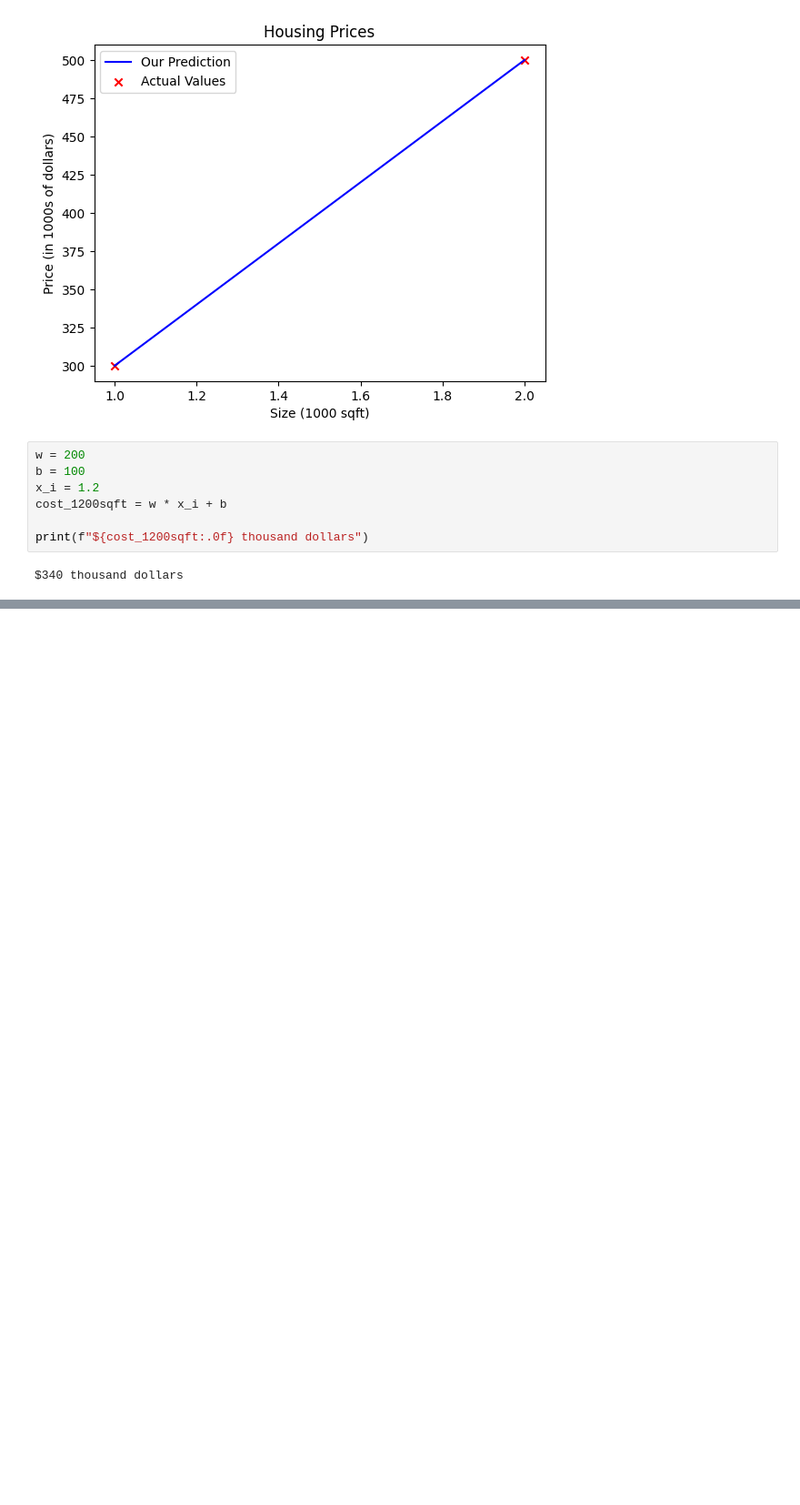
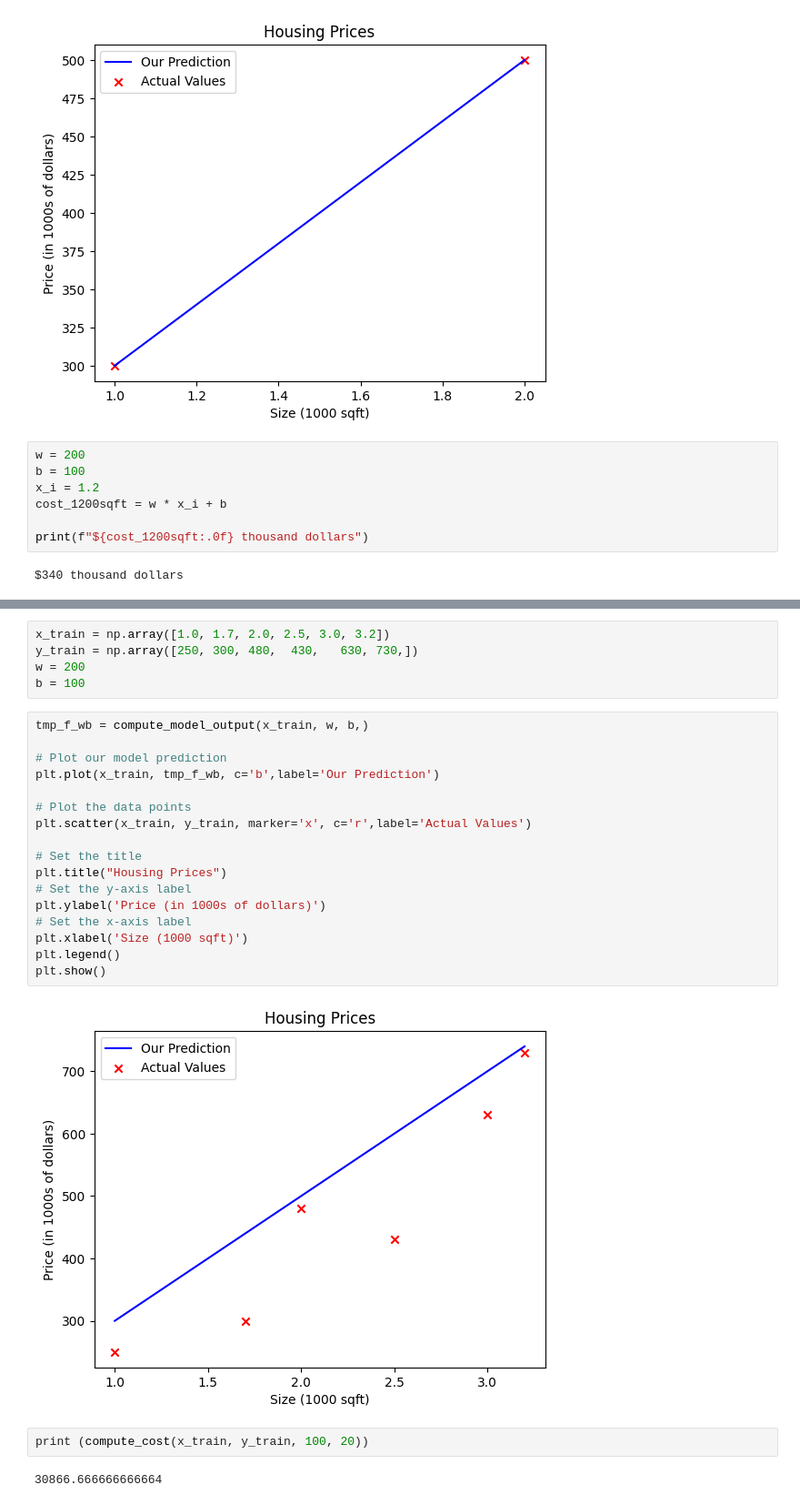
Before and after one commit to nastilucia/Machine_Learning_projects, a Jupyter notebook: Linear_regression_one_variable.ipynb, the cells around one changed output, grey strips where cells are left out. Shown: that part at 91% size. Saved outputs shown, nothing was run; the diff lists cells and outputs as text; blank space fills up the shorter version.

Commit message:
Modification linear regression model.

```diff
--- a/Linear_regression_one_variable.ipynb
+++ b/Linear_regression_one_variable.ipynb
@@ -91,0 +119,28 @@ $340 thousand dollars
+# %%
+x_train = np.array([1.0, 1.7, 2.0, 2.5, 3.0, 3.2])
+y_train = np.array([250, 300, 480,  430,   630, 730,])
+w = 200
+b = 100
+# %%
+tmp_f_wb = compute_model_output(x_train, w, b,)
+
+# Plot our model prediction
+plt.plot(x_train, tmp_f_wb, c='b',label='Our Prediction')
+
+# Plot the data points
+plt.scatter(x_train, y_train, marker='x', c='r',label='Actual Values')
+
+# Set the title
+plt.title("Housing Prices")
+# Set the y-axis label
+plt.ylabel('Price (in 1000s of dollars)')
+# Set the x-axis label
+plt.xlabel('Size (1000 sqft)')
+plt.legend()
+plt.show()
+# %% [output]
+[figure, added]
+# %%
+print (compute_cost(x_train, y_train, 100, 20))
+# %% [output]
+30866.666666666664
```
Also changed, not shown: parts of 2 cells of this notebook.
